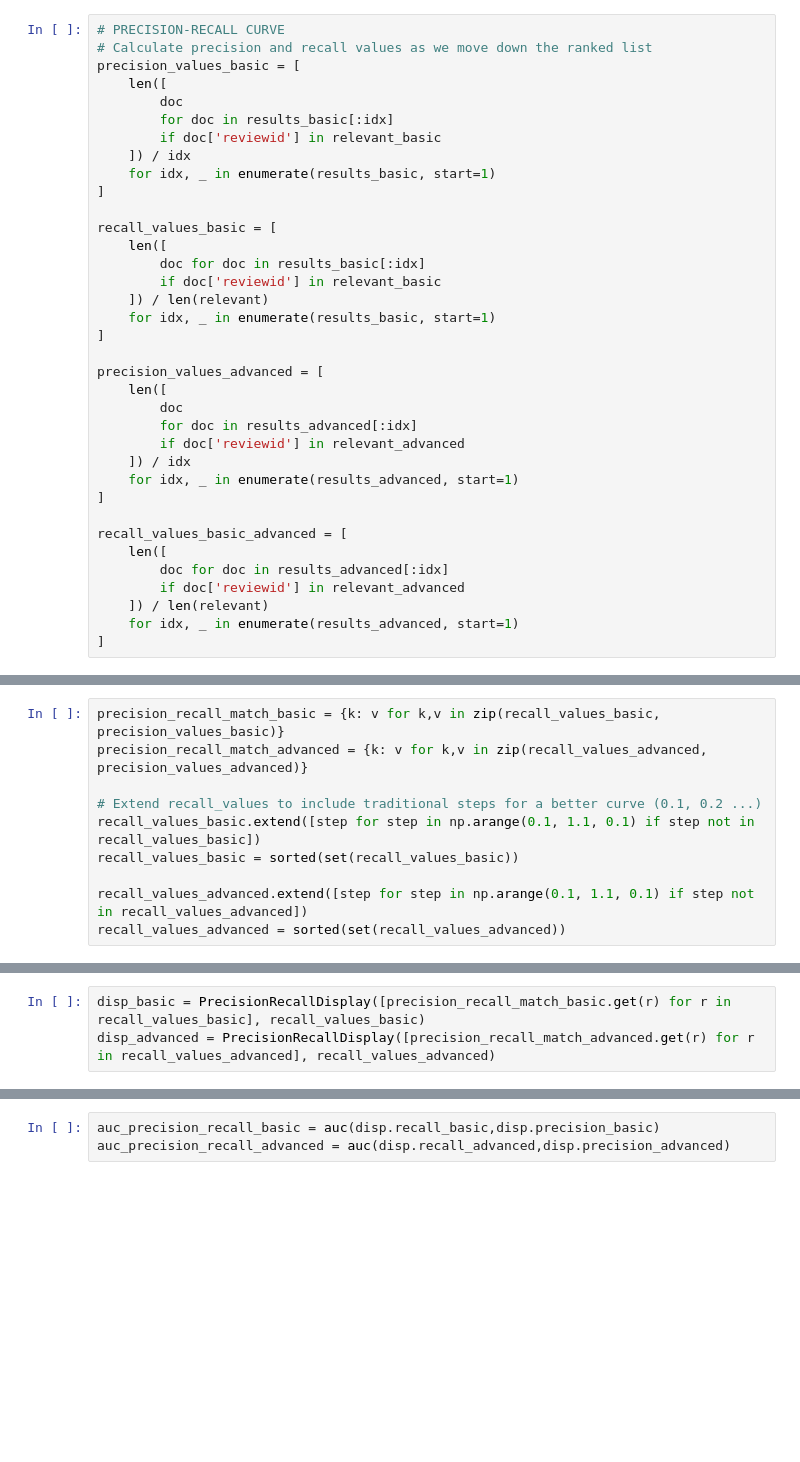
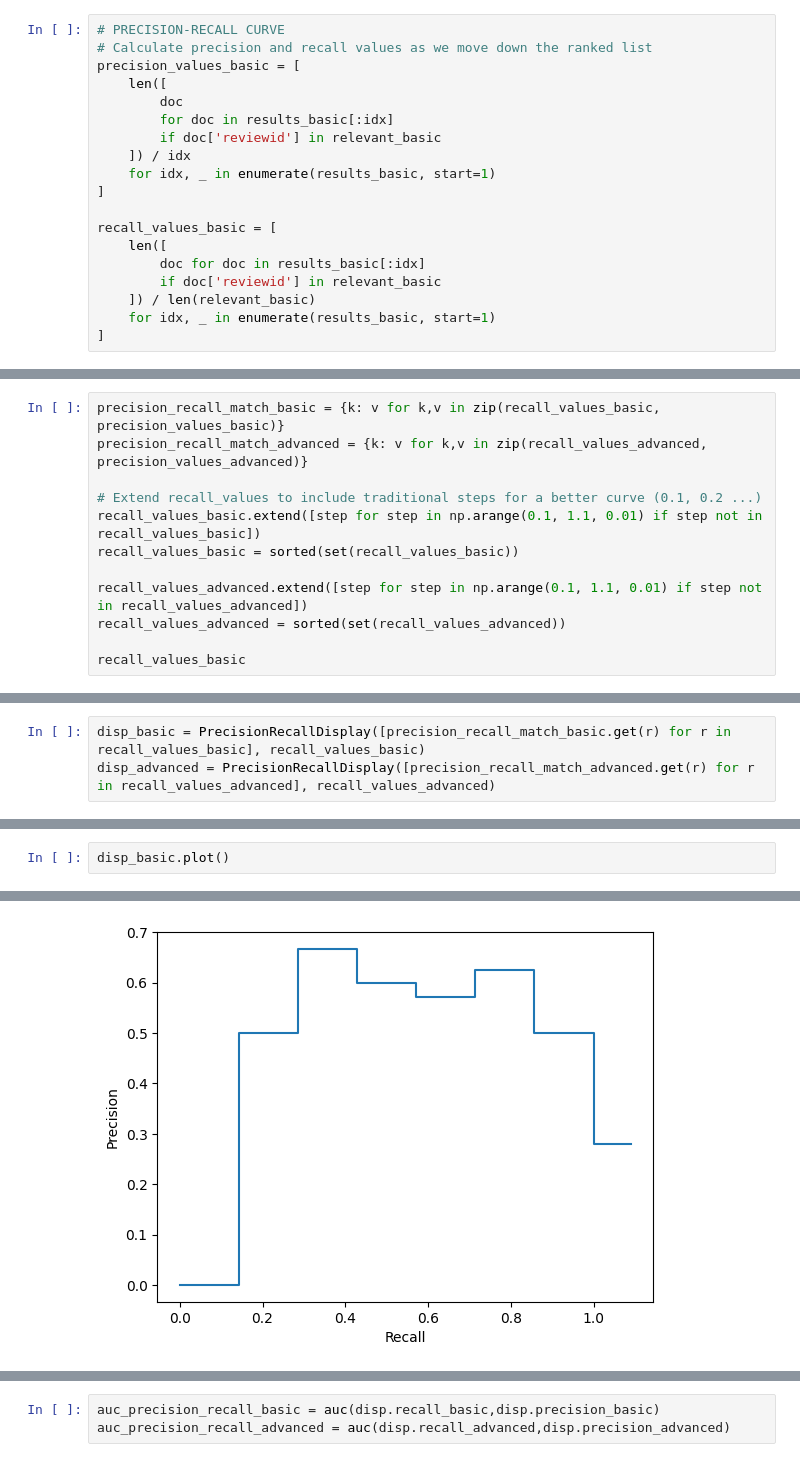
Before and after one commit to FabioMiguel2000/Pitchfork-Reviews-IR-System, a Jupyter notebook: solrData/studying/test.ipynb, the cells around one changed output, grey strips where cells are left out. Cells and saved outputs as stored; diff of their text form; blank space fills up the shorter version.

```diff
--- a/solrData/studying/test.ipynb
+++ b/solrData/studying/test.ipynb
@@ -91,23 +153,6 @@ recall_values_basic = [
     len([
         doc for doc in results_basic[:idx]
         if doc['reviewid'] in relevant_basic
-    ]) / len(relevant)
+    ]) / len(relevant_basic)
     for idx, _ in enumerate(results_basic, start=1)
 ]
-
-precision_values_advanced = [
-    len([
-        doc
-        for doc in results_advanced[:idx]
-        if doc['reviewid'] in relevant_advanced
-    ]) / idx
-    for idx, _ in enumerate(results_advanced, start=1)
-]
-
-recall_values_basic_advanced = [
-    len([
-        doc for doc in results_advanced[:idx]
-        if doc['reviewid'] in relevant_advanced
-    ]) / len(relevant)
-    for idx, _ in enumerate(results_advanced, start=1)
-]
@@ -116,8 +178,10 @@ precision_recall_match_basic = {k: v for k,v in zip(recall_values_basic, precisi
 precision_recall_match_advanced = {k: v for k,v in zip(recall_values_advanced, precision_values_advanced)}
 
 # Extend recall_values to include traditional steps for a better curve (0.1, 0.2 ...)
-recall_values_basic.extend([step for step in np.arange(0.1, 1.1, 0.1) if step not in recall_values_basic])
+recall_values_basic.extend([step for step in np.arange(0.1, 1.1, 0.01) if step not in recall_values_basic])
 recall_values_basic = sorted(set(recall_values_basic))
 
-recall_values_advanced.extend([step for step in np.arange(0.1, 1.1, 0.1) if step not in recall_values_advanced])
+recall_values_advanced.extend([step for step in np.arange(0.1, 1.1, 0.01) if step not in recall_values_advanced])
 recall_values_advanced = sorted(set(recall_values_advanced))
+
+recall_values_basic
@@ -140,0 +243,3 @@ disp_advanced = PrecisionRecallDisplay([precision_recall_match_advanced.get(r) f
+# %%
+disp_basic.plot()
+# %% [output]
@@ -140,0 +247 @@ disp_advanced = PrecisionRecallDisplay([precision_recall_match_advanced.get(r) f
+[figure, added]
```
Also changed, not shown: parts of 13 cells of this notebook, 12 other files.
